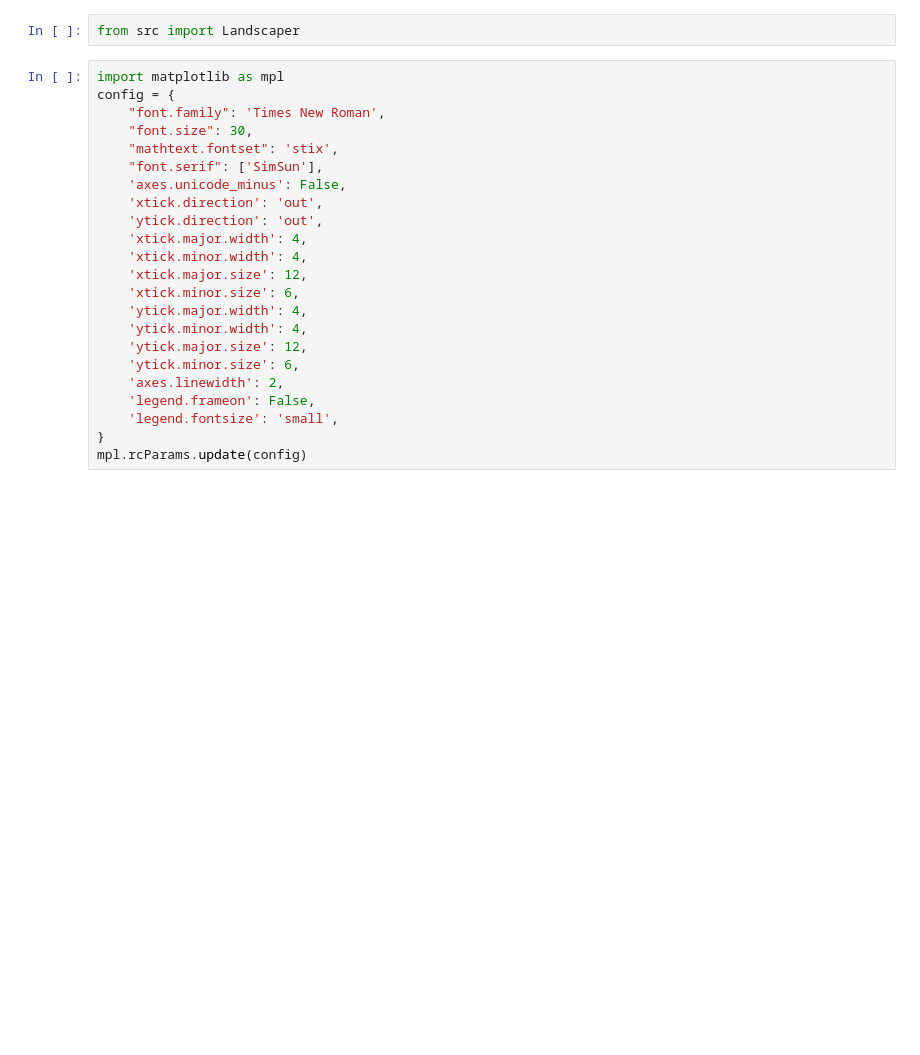
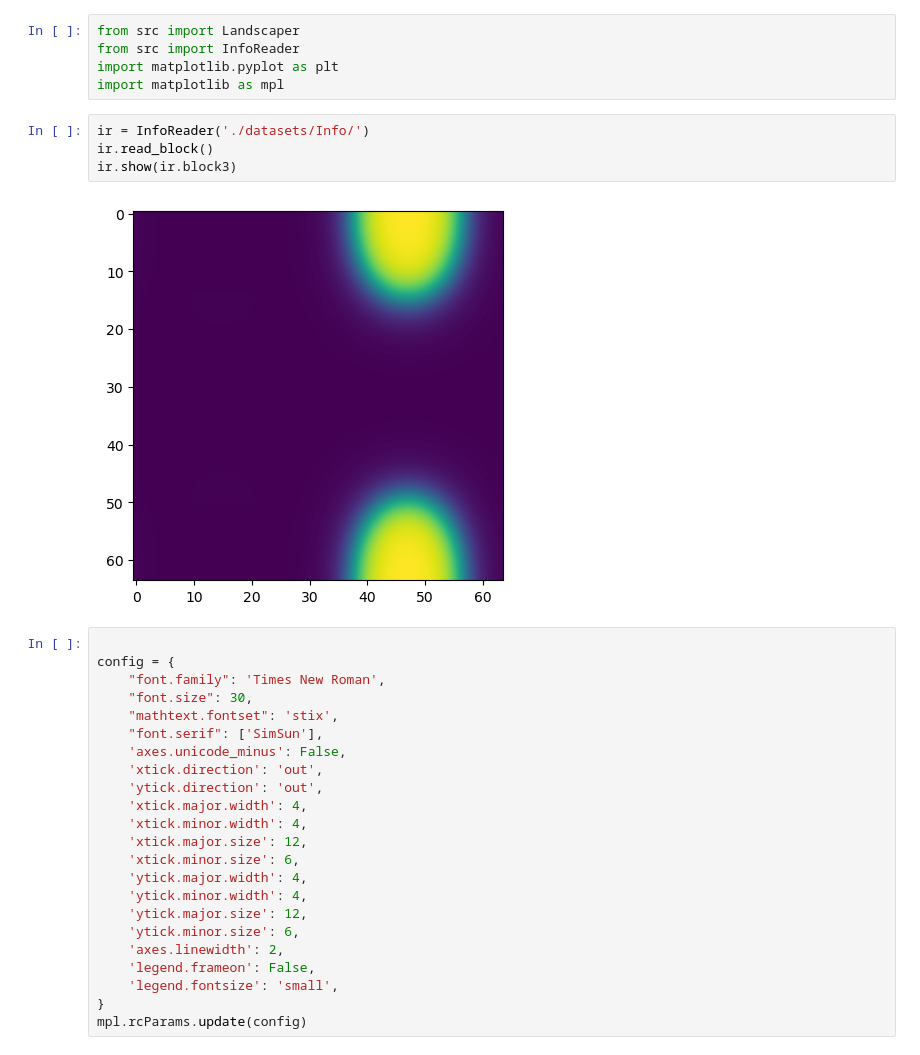
Before and after one commit to KangruiYuan/SimuBox, a Jupyter notebook: demo/base.ipynb, the cells around one changed output. Saved outputs shown, nothing was run; the diff lists cells and outputs as text; blank space fills up the shorter version.

```diff
--- a/demo/base.ipynb
+++ b/demo/base.ipynb
@@ -1,7 +1,16 @@
-# %%
-from src import Landscaper
+# %%
+from src import Landscaper
+from src import InfoReader
+import matplotlib.pyplot as plt
+import matplotlib as mpl
+# %%
+ir = InfoReader('./datasets/Info/')
+ir.read_block()
+ir.show(ir.block3)
+# %% [output]
+[figure, added]
 # %%
-import matplotlib as mpl
+
 config = {
     "font.family": 'Times New Roman',
     "font.size": 30,
```
Also changed, not shown: parts of 3 cells of this notebook, 12 other files.
